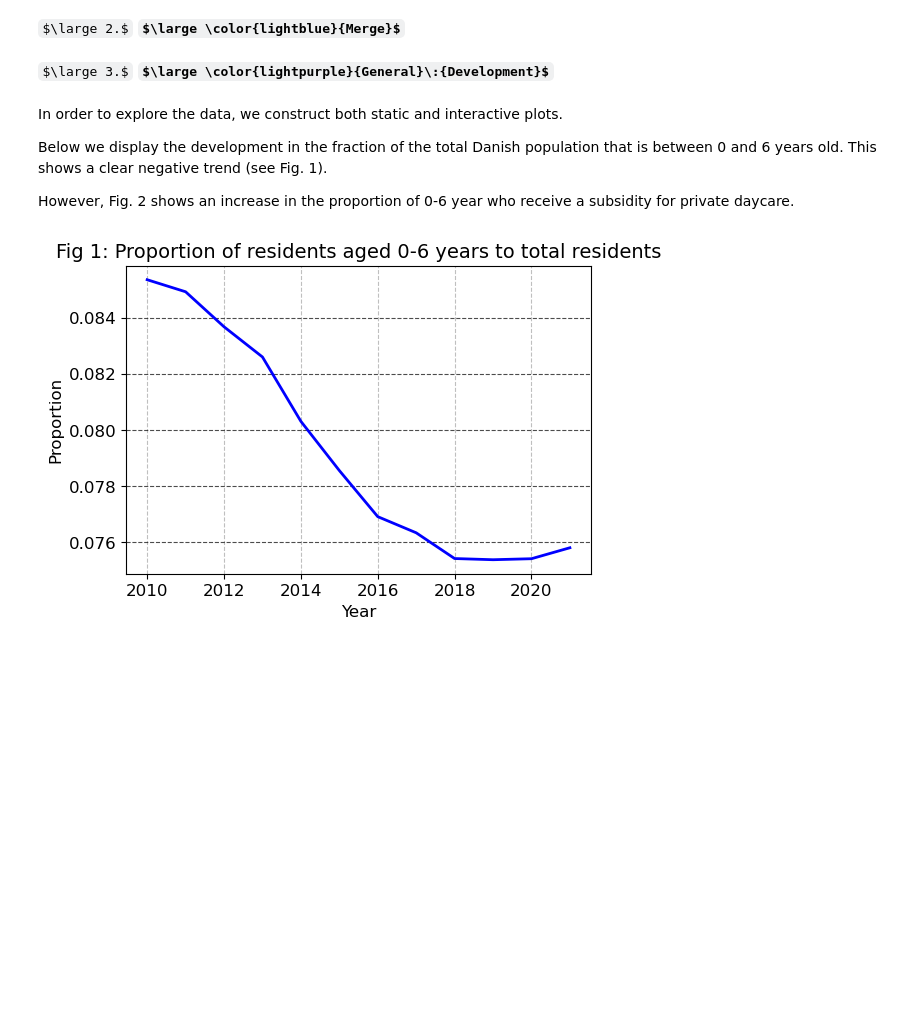
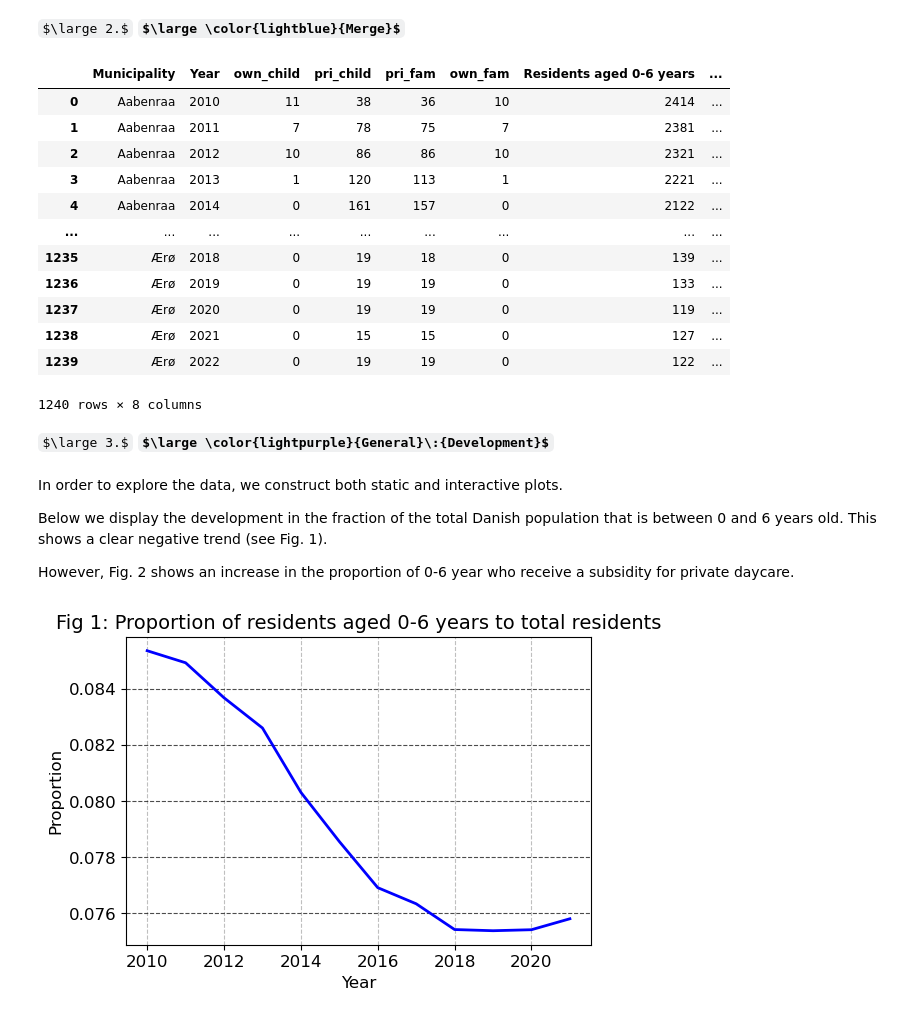
Before and after one commit to NumEconCopenhagen/projects-2023-agnete_louise_mathilde, a Jupyter notebook: dataproject/dataproject.ipynb, the cells around one changed output. Drawn from its saved outputs; the diff is of its cells as text; code cells hidden in the pictures; some formulas as TeX source; blank space fills up the shorter version.

```diff
--- a/dataproject/dataproject.ipynb
+++ b/dataproject/dataproject.ipynb
@@ -160,0 +62,3 @@ data2.head(5)
+# %%
+data1 = dp.DAGTIL4()
+data1.head(10)
@@ -160,0 +77,3 @@ data2.head(5)
+# %%
+data2 = dp.BY2()
+data2.head(10)
@@ -161,8 +92,22 @@ data2.head(5)
 # %% [markdown]
 $\large 2.$  **$\large \color{lightblue}{Merge}$**
 # %%
-one2one = pd.merge(data2,rec_gen,on=['Municipality', 'Year'],how='inner') # Merge the two dataframes by Municipality and Year
-# one2one
+one2one = pd.merge(data1,data2,on=['Municipality', 'Year'],how='inner') # Merge the two dataframes by Municipality and Year
+one2one
+# %% [output]
+|  | Municipality | Year | own_child | pri_child | pri_fam | own_fam | Residents aged 0-6 years | ... |
+| 0 | Aabenraa | 2010 | 11 | 38 | 36 | 10 | 2414 | ... |
+| 1 | Aabenraa | 2011 | 7 | 78 | 75 | 7 | 2381 | ... |
+| 2 | Aabenraa | 2012 | 10 | 86 | 86 | 10 | 2321 | ... |
+| 3 | Aabenraa | 2013 | 1 | 120 | 113 | 1 | 2221 | ... |
+| 4 | Aabenraa | 2014 | 0 | 161 | 157 | 0 | 2122 | ... |
+| ... | ... | ... | ... | ... | ... | ... | ... | ... |
+| 1235 | Ærø | 2018 | 0 | 19 | 18 | 0 | 139 | ... |
+| 1236 | Ærø | 2019 | 0 | 19 | 19 | 0 | 133 | ... |
+| 1237 | Ærø | 2020 | 0 | 19 | 19 | 0 | 119 | ... |
+| 1238 | Ærø | 2021 | 0 | 15 | 15 | 0 | 127 | ... |
+| 1239 | Ærø | 2022 | 0 | 19 | 19 | 0 | 122 | ... |
+1240 rows × 8 columns
 # %% [markdown]
 $\large 3.$  **$\large \color{lightpurple}{General}\:{Development}$**
 # %% [markdown]
```
Also changed, not shown: parts of 9 cells of this notebook, 2 other files.
